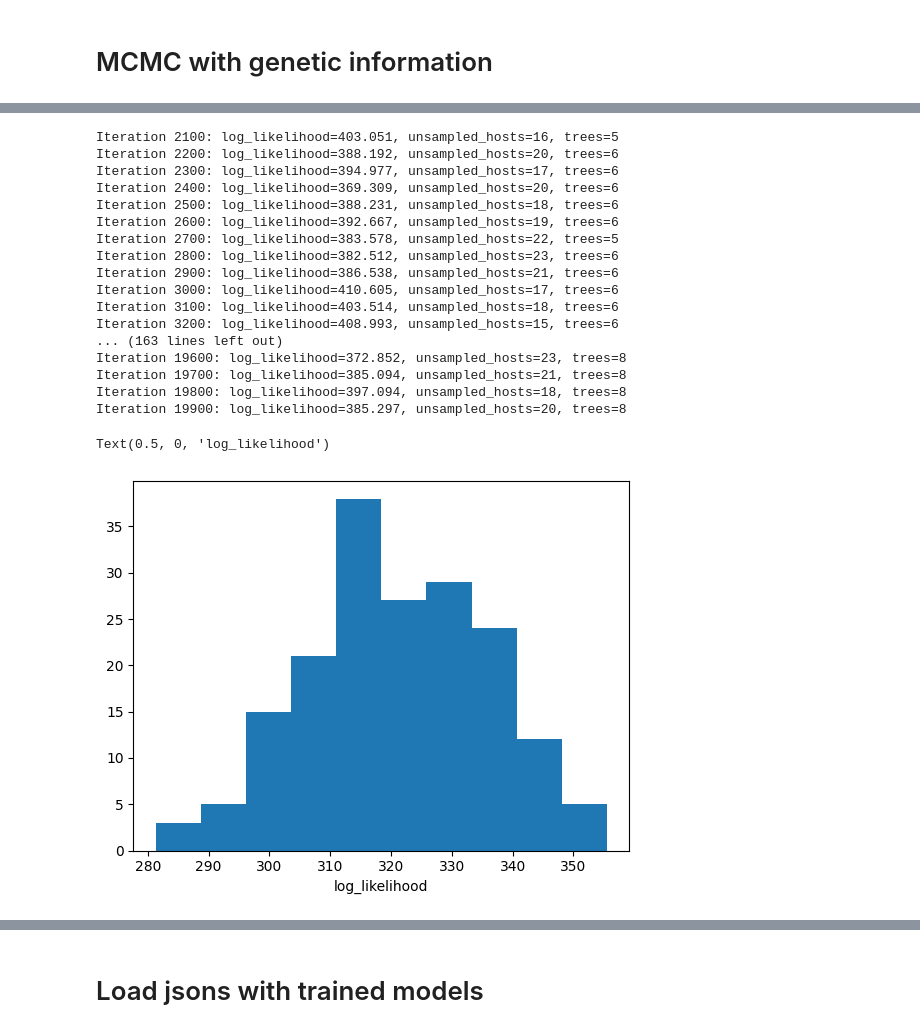
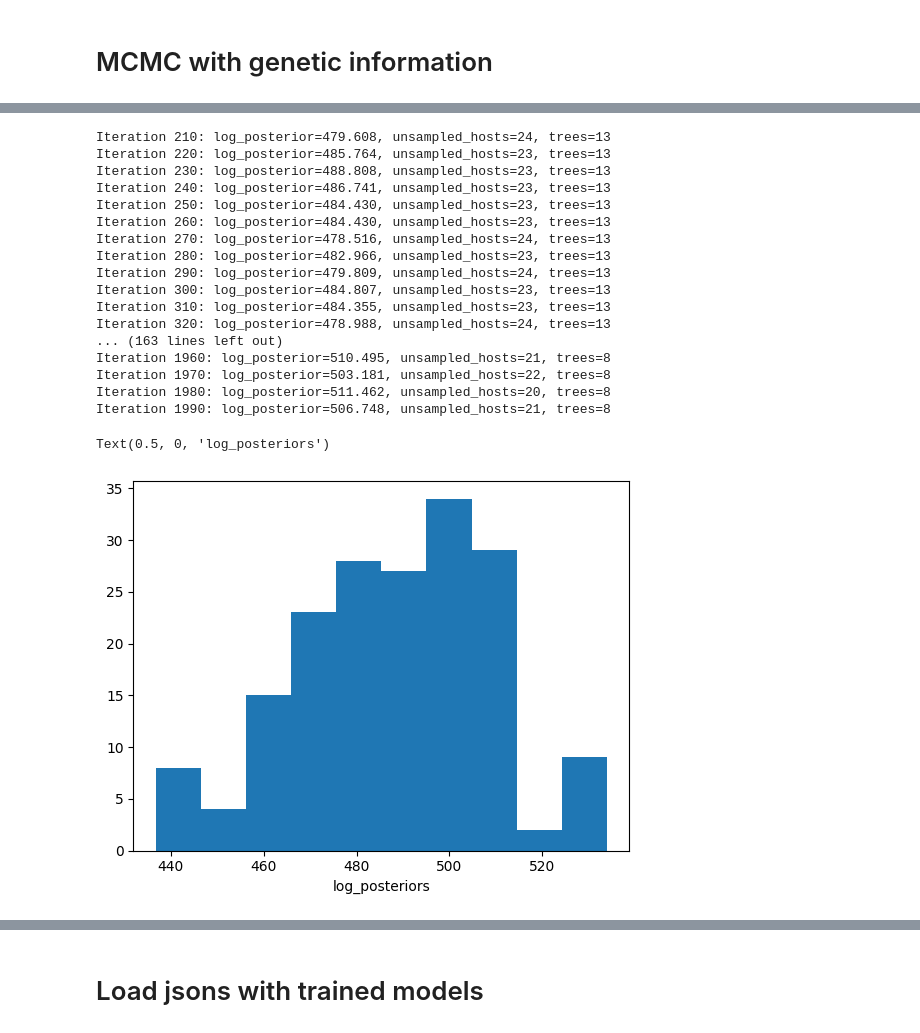
Before and after one commit to edugalt/transmission_models, a Jupyter notebook: examples/Example.ipynb, the cells around one changed output, grey strips where cells are left out. Drawn from its saved outputs; the diff is of its cells as text; code cells hidden in the pictures.

```diff
--- a/examples/Example.ipynb
+++ b/examples/Example.ipynb
@@ -57,2 +63,5 @@ for i, h in enumerate(df.iloc):
 # %%
-model.set_T(tmod.utils.build_infection_based_network(model, data))
+# Creating a network given a list of hosts
+T = tmod.utils.build_infection_based_network(model, data)
+
+model.set_T(T)
@@ -69,17 +98,20 @@ N_burn = 2000
 N_measure = 1000
 N_iter = 20000
 
-log_likelihoods = []
+log_posteriors = []
 N_trees = []
 N_unsampleds = []
+
+mcmc = tmod.MCMC(model)
 
 for itt in range(N_iter):
     proposal,gg,pp,P,accepted,DL = mcmc.MCMC_iteration(verbose=False)
     if itt>N_burn and itt%N_measure==0:
-        print(f"Iteration {itt}: log_likelihood={model.log_likelihood:.3f}, unsampled_hosts={len(model.unsampled_hosts)}, trees={len(search_firsts_sampled_siblings(model.root_host,model.T))}")
-        log_likelihoods.append(model.log_likelihood)
+        log_posteriors.append(model.log_posterior_transmission_tree())
         N_unsampleds.append(len(model.unsampled_hosts))
         N_trees.append(len(search_firsts_sampled_siblings(model.root_host,model.T)))
+        print(f"Iteration {itt}: log_posterior={log_posteriors[-1]:.3f}, unsampled_hosts={len(model.unsampled_hosts)}, trees={len(search_firsts_sampled_siblings(model.root_host,model.T))}")
+
 
 
 # Saving the model to later use it or visualize it
@@ -166,19 +199,18 @@ N_burn = 2000
 N_measure = 100
 N_iter = 20000
 
-log_likelihoods = []
+log_posteriors = []
 N_trees = []
 N_unsampleds = []
 
 for itt in range(N_iter):
     proposal,gg,pp,P,accepted,DL = mcmc.MCMC_iteration()
     if itt>N_burn and itt%N_measure==0:
-
-        log_likelihoods.append(model.log_likelihood+model.same_location_log_prior)
+        log_posteriors.append(model.log_posterior_transmission_tree())
         N_unsampleds.append(len(model.unsampled_hosts))
         N_trees.append(len(search_firsts_sampled_siblings(model.root_host,model.T)))
 
-        print(f"Iteration {itt}: log_likelihood={model.log_likelihood:.3f}, unsampled_hosts={len(model.unsampled_hosts)}, trees={len(search_firsts_sampled_siblings(model.root_host,model.T))}")
+        print(f"Iteration {itt}: log_posterior={log_posteriors[-1]:.3f}, unsampled_hosts={len(model.unsampled_hosts)}, trees={len(search_firsts_sampled_siblings(model.root_host,model.T))}")
 
 
 
@@ -269,52 +303,51 @@ mcmc = tmod.MCMC(model)
 # N_measure: Interval between measurements for collecting samples
 # N_iter: Total number of iterations
 
-N_burn = 2000
-N_measure = 100
-N_iter = 20000
+N_burn = 200
+N_measure = 10
+N_iter = 2000
 
-log_likelihoods = []
+log_posteriors = []
 N_trees = []
 N_unsampleds = []
 
 for itt in range(N_iter):
     proposal,gg,pp,P,accepted,DL = mcmc.MCMC_iteration()
     if itt>N_burn and itt%N_measure==0:
-
-        log_likelihoods.append(model.log_likelihood+model.same_location_log_prior)
+        log_posteriors.append(model.log_posterior_transmission_tree())
         N_unsampleds.append(len(model.unsampled_hosts))
         N_trees.append(len(search_firsts_sampled_siblings(model.root_host,model.T)))
 
-        print(f"Iteration {itt}: log_likelihood={model.log_likelihood:.3f}, unsampled_hosts={len(model.unsampled_hosts)}, trees={len(search_firsts_sampled_siblings(model.root_host,model.T))}")
+        print(f"Iteration {itt}: log_posterior={log_posteriors[-1]:.3f}, unsampled_hosts={len(model.unsampled_hosts)}, trees={len(search_firsts_sampled_siblings(model.root_host,model.T))}")
 
 
 
 # Saving the model to later use it or visualize it
 model.save_json("model_genetic.json")
 # %% [output]
-Iteration 2100: log_likelihood=403.051, unsampled_hosts=16, trees=5
-Iteration 2200: log_likelihood=388.192, unsampled_hosts=20, trees=6
-Iteration 2300: log_likelihood=394.977, unsampled_hosts=17, trees=6
-Iteration 2400: log_likelihood=369.309, unsampled_hosts=20, trees=6
-Iteration 2500: log_likelihood=388.231, unsampled_hosts=18, trees=6
-Iteration 2600: log_likelihood=392.667, unsampled_hosts=19, trees=6
-Iteration 2700: log_likelihood=383.578, unsampled_hosts=22, trees=5
-Iteration 2800: log_likelihood=382.512, unsampled_hosts=23, trees=6
-Iteration 2900: log_likelihood=386.538, unsampled_hosts=21, trees=6
-Iteration 3000: log_likelihood=410.605, unsampled_hosts=17, trees=6
-Iteration 3100: log_likelihood=403.514, unsampled_hosts=18, trees=6
-Iteration 3200: log_likelihood=408.993, unsampled_hosts=15, trees=6
+Iteration 210: log_posterior=479.608, unsampled_hosts=24, trees=13
+Iteration 220: log_posterior=485.764, unsampled_hosts=23, trees=13
+Iteration 230: log_posterior=488.808, unsampled_hosts=23, trees=13
+Iteration 240: log_posterior=486.741, unsampled_hosts=23, trees=13
+Iteration 250: log_posterior=484.430, unsampled_hosts=23, trees=13
+Iteration 260: log_posterior=484.430, unsampled_hosts=23, trees=13
+Iteration 270: log_posterior=478.516, unsampled_hosts=24, trees=13
+Iteration 280: log_posterior=482.966, unsampled_hosts=23, trees=13
+Iteration 290: log_posterior=479.809, unsampled_hosts=24, trees=13
+Iteration 300: log_posterior=484.807, unsampled_hosts=23, trees=13
+Iteration 310: log_posterior=484.355, unsampled_hosts=23, trees=13
+Iteration 320: log_posterior=478.988, unsampled_hosts=24, trees=13
 ... (163 lines left out)
-Iteration 19600: log_likelihood=372.852, unsampled_hosts=23, trees=8
-Iteration 19700: log_likelihood=385.094, unsampled_hosts=21, trees=8
-Iteration 19800: log_likelihood=397.094, unsampled_hosts=18, trees=8
-Iteration 19900: log_likelihood=385.297, unsampled_hosts=20, trees=8
+Iteration 1960: log_posterior=510.495, unsampled_hosts=21, trees=8
+Iteration 1970: log_posterior=503.181, unsampled_hosts=22, trees=8
+Iteration 1980: log_posterior=511.462, unsampled_hosts=20, trees=8
+Iteration 1990: log_posterior=506.748, unsampled_hosts=21, trees=8
 # %%
-plt.hist(log_likelihoods)
-plt.xlabel("log_likelihood")
+plt.hist(log_posteriors)
+plt.xlabel("log_posteriors")
 # %% [output]
-Text(0.5, 0, 'log_likelihood')
+Text(0.5, 0, 'log_posteriors')
-[figure, old version]
+[figure, new version]
 # %%
 plt.hist(N_trees)
 plt.xlabel("Number of trees")
```
Also changed, not shown: parts of 28 cells of this notebook, 35 other files.
